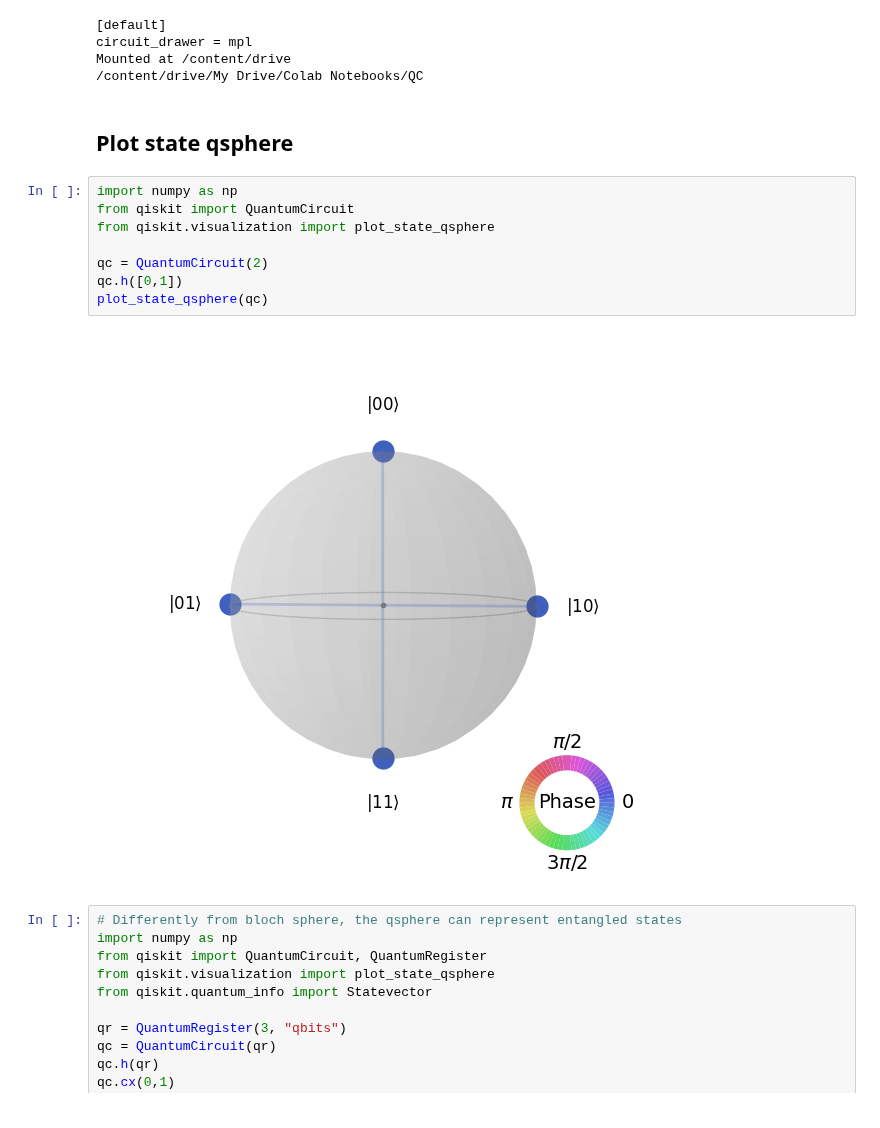
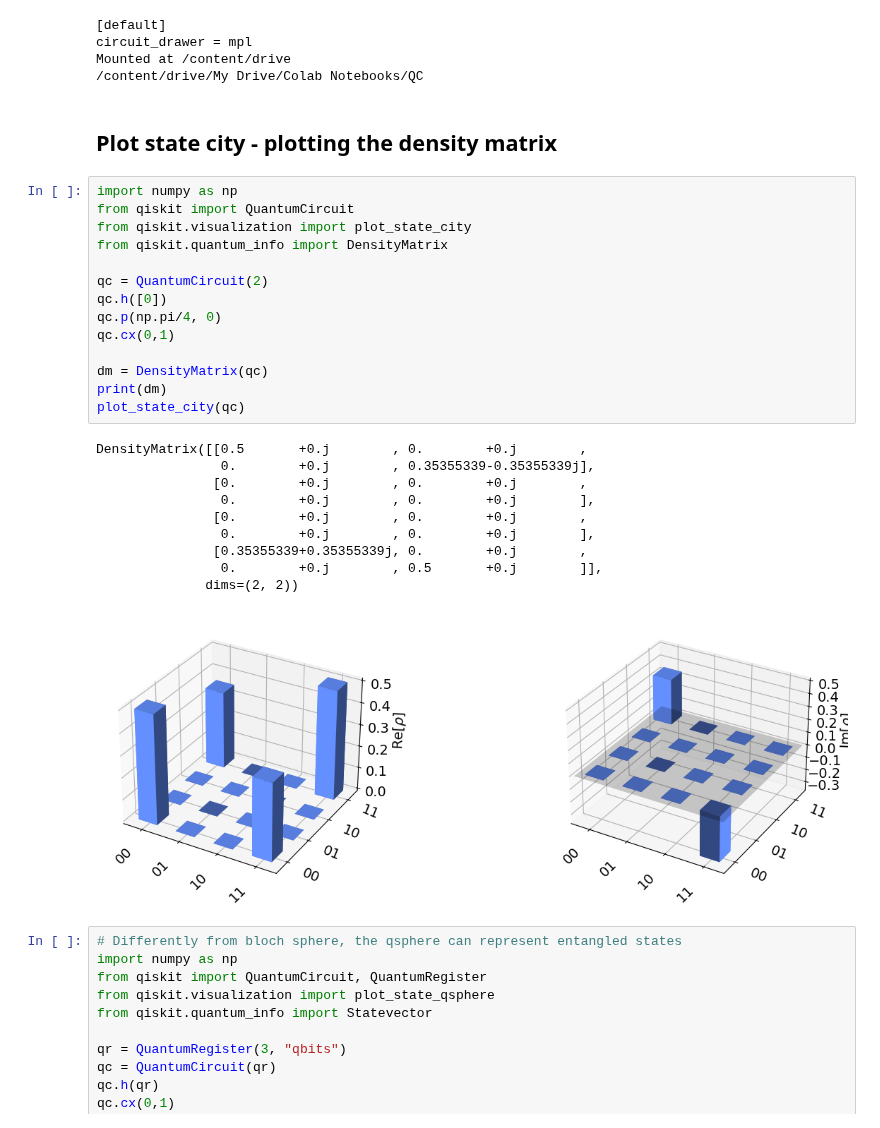
Before and after one commit to mrromaniuc/quantum-computing, a Jupyter notebook: IBMCertifiedAssociateDeveloperQiskit/9.6-Plot_a_Density_Matrix.ipynb, the cells around one changed output. Drawn from its saved outputs; the diff is of its cells as text.

```diff
--- a/IBMCertifiedAssociateDeveloperQiskit/9.6-Plot_a_Density_Matrix.ipynb
+++ b/IBMCertifiedAssociateDeveloperQiskit/9.6-Plot_a_Density_Matrix.ipynb
@@ -44,17 +44,32 @@ circuit_drawer = mpl
 Mounted at /content/drive
 /content/drive/My Drive/Colab Notebooks/QC
 # %% [markdown]
-## Plot state qsphere
+## Plot state city - plotting the density matrix
 # %%
 import numpy as np
 from qiskit import QuantumCircuit
-from qiskit.visualization import plot_state_qsphere
+from qiskit.visualization import plot_state_city
+from qiskit.quantum_info import DensityMatrix
 
 qc = QuantumCircuit(2)
-qc.h([0,1])
-plot_state_qsphere(qc)
+qc.h([0])
+qc.p(np.pi/4, 0)
+qc.cx(0,1)
+
+dm = DensityMatrix(qc)
+print(dm)
+plot_state_city(qc)
 # %% [output]
+DensityMatrix([[0.5       +0.j        , 0.        +0.j        ,
+                0.        +0.j        , 0.35355339-0.35355339j],
+               [0.        +0.j        , 0.        +0.j        ,
+                0.        +0.j        , 0.        +0.j        ],
+               [0.        +0.j        , 0.        +0.j        ,
+                0.        +0.j        , 0.        +0.j        ],
+               [0.35355339+0.35355339j, 0.        +0.j        ,
+                0.        +0.j        , 0.5       +0.j        ]],
+              dims=(2, 2))
-[figure, old version]
+[figure, new version]
 # %%
 # Differently from bloch sphere, the qsphere can represent entangled states
 import numpy as np
```
Also changed, not shown: parts of 1 cell of this notebook.
